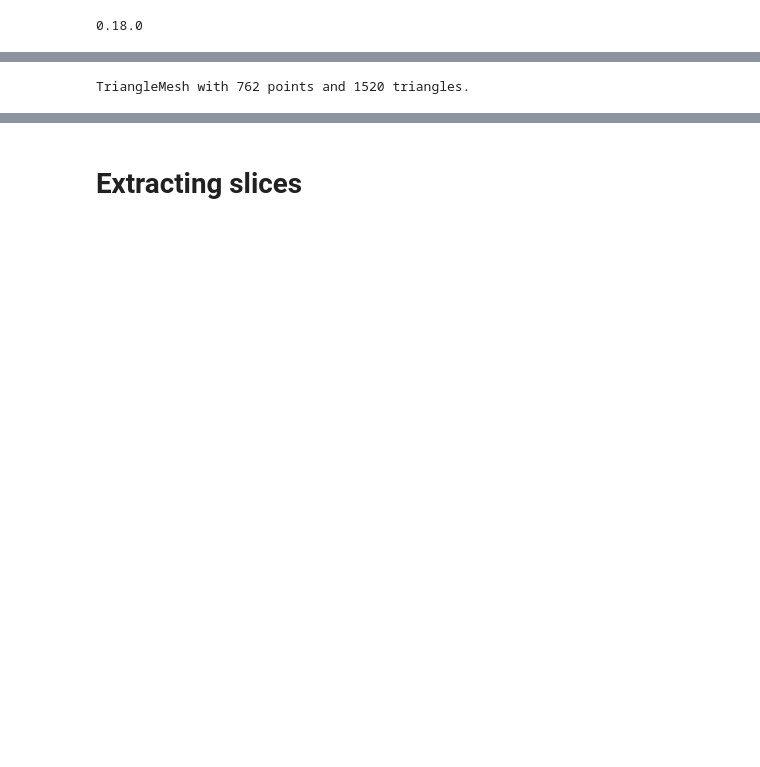
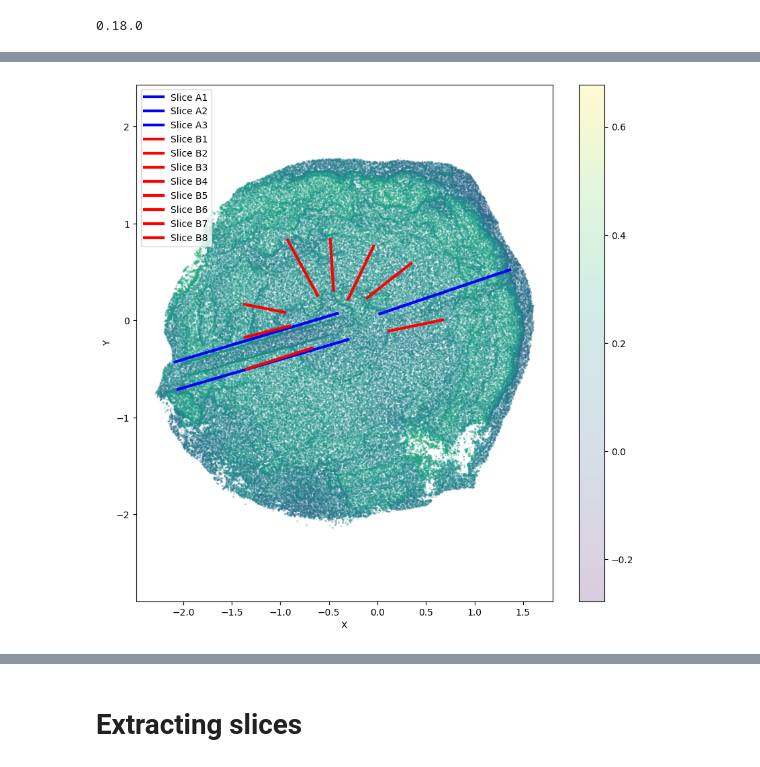
Before and after one commit to RohanGautam/coral_slice_extraction, a Jupyter notebook: coral_slice.ipynb, the cells around one changed output, grey strips where cells are left out. Drawn from its saved outputs; the diff is of its cells as text; code cells hidden in the pictures; blank space fills up the shorter version.

```diff
--- a/coral_slice.ipynb
+++ b/coral_slice.ipynb
@@ -16,13 +57,3 @@ MODEL_NAME = "PARAF1_SfM_10Jan24"
 MODEL_PATH = f"./data/{MODEL_NAME}.ply"
 # %%
 point_cloud = o3d.io.read_point_cloud(MODEL_PATH)
-# %%
-# center = point_cloud.get_center()  #run this line if you want the center to be the geometric center of the model
-center = [0.115773, -0.109477, 0.173592]
-
-center_sphere = o3d.geometry.TriangleMesh.create_sphere(
-    radius=0.01, create_uv_map=True
-).paint_uniform_color([0, 1, 0])
-center_sphere.translate(center)
-# %% [output]
-TriangleMesh with 762 points and 1520 triangles.
@@ -44,0 +60,26 @@ def get_dimensions(point_cloud: o3d.geometry.PointCloud) -> Tuple[int, int, int]
+# %%
+points = np.asarray(point_cloud.points)
+points_sparse = points[::100]  # for plotting quick
+plt.figure(figsize=(10, 10))
+plt.scatter(
+    points_sparse[:, 0], points_sparse[:, 1], c=points_sparse[:, 2], s=1, alpha=0.2
+)
+
+for i in range(len(all_data)):
+    partial = "Slice B" in all_data["name"].iloc[i]
+    plt.plot(
+        [all_data["Start Tuple"].iloc[i][0], all_data["End Tuple"].iloc[i][0]],
+        [all_data["Start Tuple"].iloc[i][1], all_data["End Tuple"].iloc[i][1]],
+        c="r" if partial else "b",
+        linewidth=3,
+        label=all_data["name"].loc[i],
+    )
+
+plt.axis("equal")
+plt.xlabel("X")
+plt.ylabel("Y")
+plt.colorbar()
+plt.legend()
+plt.show()
+# %% [output]
+[figure, added]
```
Also changed, not shown: parts of 9 cells of this notebook.
